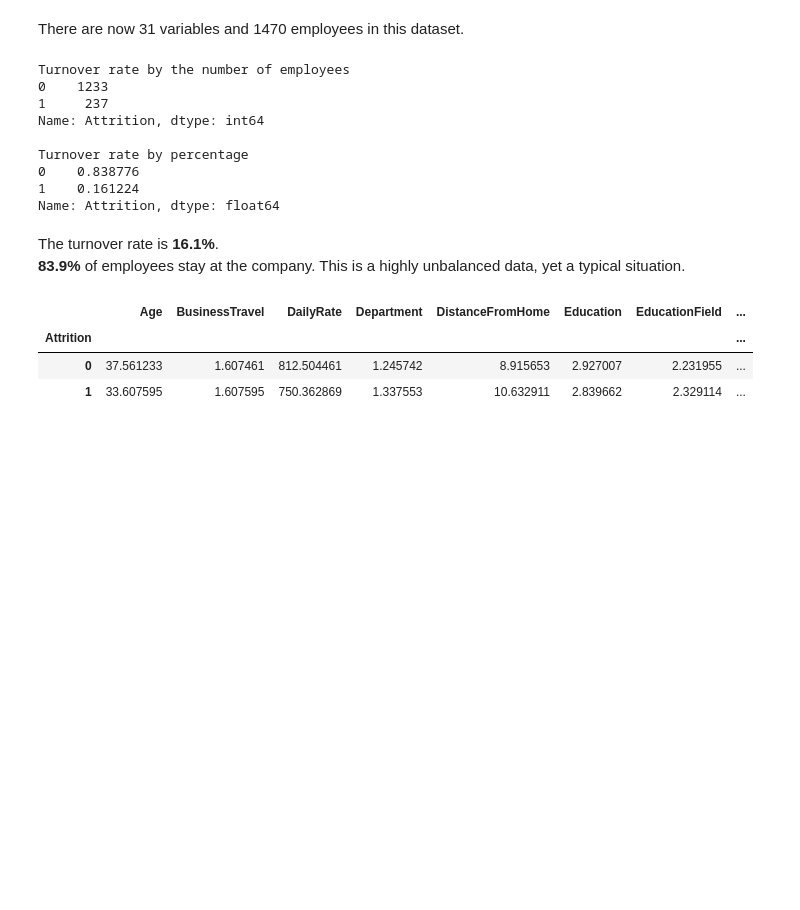
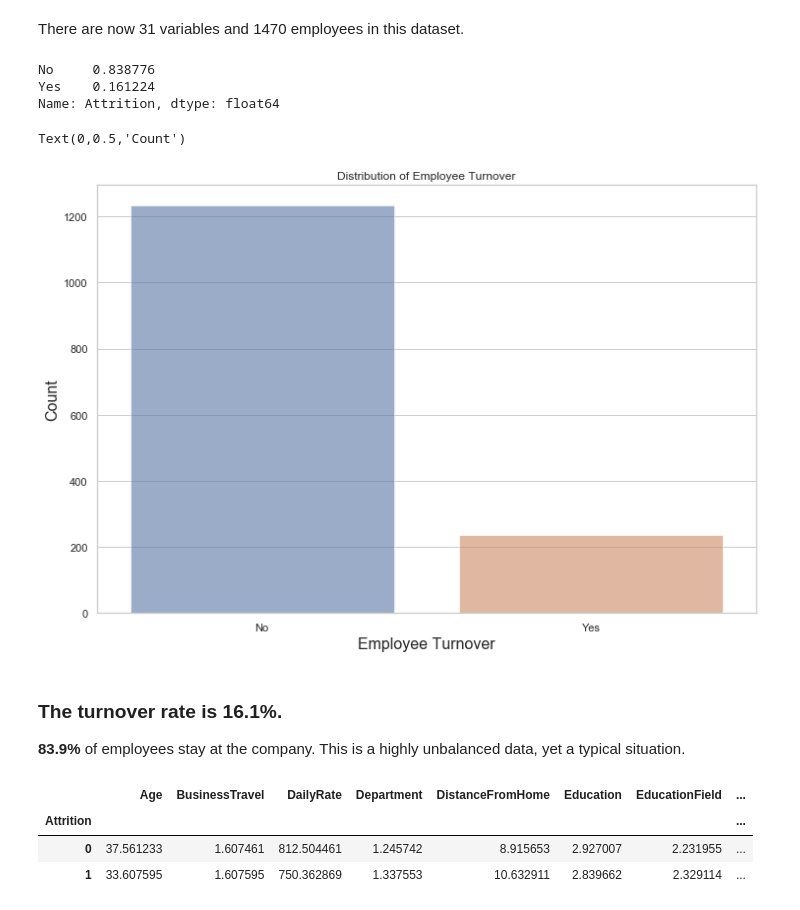
Before and after one commit to katiecao1/employee-attrition, a Jupyter notebook: Notebook.ipynb, the cells around one changed output. Cells and saved outputs as stored; diff of their text form; code cells hidden in the pictures; blank space fills up the shorter version.

```diff
--- a/Notebook.ipynb
+++ b/Notebook.ipynb
@@ -221,26 +206,24 @@ data_encoded.shape
 (1470, 31)
 # %% [markdown]
 There are now 31 variables and 1470 employees in this dataset.
-# %%
-turnover = data_encoded.Attrition.value_counts()
-print ("Turnover rate by the number of employees")
-print(turnover)
-print('')
-turnover_rate = data_encoded.Attrition.value_counts() / 1470
-print ("Turnover rate by percentage")
-print(turnover_rate)
-# %% [output]
-Turnover rate by the number of employees
-0    1233
-1     237
-Name: Attrition, dtype: int64
-
-Turnover rate by percentage
-0    0.838776
-1    0.161224
-Name: Attrition, dtype: float64
+# %%
+df.Attrition.value_counts(1)
+# %% [output]
+No     0.838776
+Yes    0.161224
+Name: Attrition, dtype: float64
+# %%
+plt.figure(figsize=(12,8))
+turnover = df.Attrition.value_counts()
+sns.barplot(y=turnover.values, x=turnover.index, alpha=0.6)
+plt.title('Distribution of Employee Turnover')
+plt.xlabel('Employee Turnover', fontsize=16)
+plt.ylabel('Count', fontsize=16)
+# %% [output]
+Text(0,0.5,'Count')
+[figure, added]
 # %% [markdown]
-The turnover rate is **16.1%**.<br>
+### The turnover rate is **16.1%**.<br>
 **83.9%** of employees stay at the company.
 This is a highly unbalanced data, yet a typical situation.
 # %%
```
Also changed, not shown: parts of 76 cells of this notebook.
